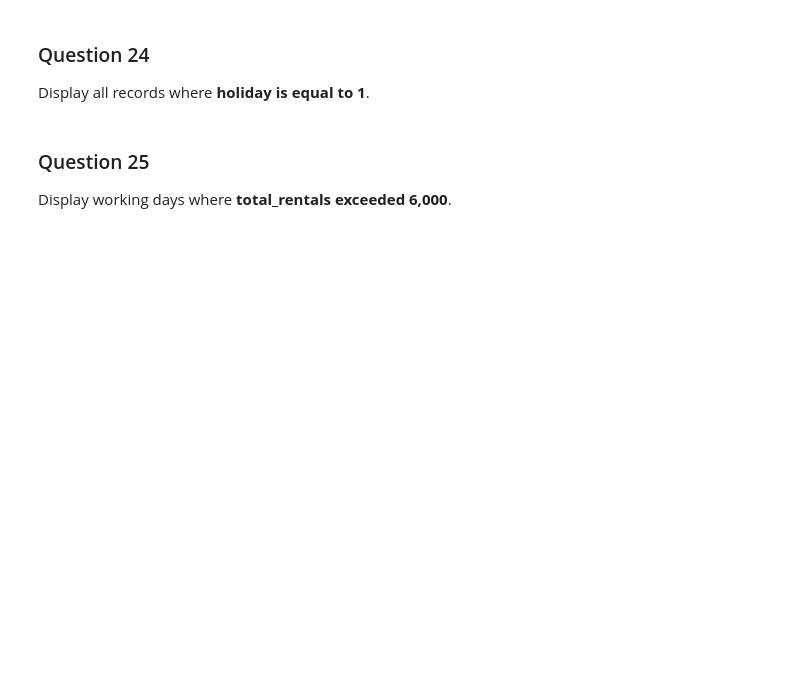
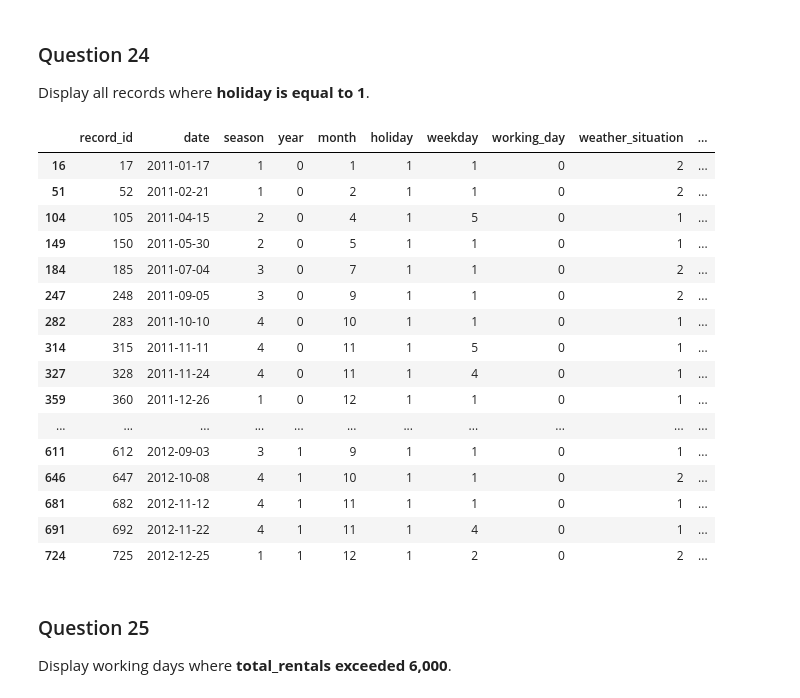
Before and after one commit to sumitshinde4585/Liha-tech-Assignments, a Jupyter notebook: Data-Science-Assignments-main/Assignment 7/Bike_Sharing_Daily_Beginner_to_Intermediate_Pandas_Practice.ipynb, the cells around one changed output. Drawn from its saved outputs; the diff is of its cells as text; code cells hidden in the pictures; blank space fills up the shorter version.

```diff
--- a/Data-Science-Assignments-main/Assignment 7/Bike_Sharing_Daily_Beginner_to_Intermediate_Pandas_Practice.ipynb
+++ b/Data-Science-Assignments-main/Assignment 7/Bike_Sharing_Daily_Beginner_to_Intermediate_Pandas_Practice.ipynb
@@ -135,6 +358,26 @@ Display all days where **total_rentals exceeded 5,000**.
 # %% [markdown]
 ### Question 24
 Display all records where **holiday is equal to 1**.
+# %%
+df[df['holiday'] ==1 ]
+# %% [output]
+|  | record_id | date | season | year | month | holiday | weekday | working_day | weather_situation | ... |
+| 16 | 17 | 2011-01-17 | 1 | 0 | 1 | 1 | 1 | 0 | 2 | ... |
+| 51 | 52 | 2011-02-21 | 1 | 0 | 2 | 1 | 1 | 0 | 2 | ... |
+| 104 | 105 | 2011-04-15 | 2 | 0 | 4 | 1 | 5 | 0 | 1 | ... |
+| 149 | 150 | 2011-05-30 | 2 | 0 | 5 | 1 | 1 | 0 | 1 | ... |
+| 184 | 185 | 2011-07-04 | 3 | 0 | 7 | 1 | 1 | 0 | 2 | ... |
+| 247 | 248 | 2011-09-05 | 3 | 0 | 9 | 1 | 1 | 0 | 2 | ... |
+| 282 | 283 | 2011-10-10 | 4 | 0 | 10 | 1 | 1 | 0 | 1 | ... |
+| 314 | 315 | 2011-11-11 | 4 | 0 | 11 | 1 | 5 | 0 | 1 | ... |
+| 327 | 328 | 2011-11-24 | 4 | 0 | 11 | 1 | 4 | 0 | 1 | ... |
+| 359 | 360 | 2011-12-26 | 1 | 0 | 12 | 1 | 1 | 0 | 1 | ... |
+| ... | ... | ... | ... | ... | ... | ... | ... | ... | ... | ... |
+| 611 | 612 | 2012-09-03 | 3 | 1 | 9 | 1 | 1 | 0 | 1 | ... |
+| 646 | 647 | 2012-10-08 | 4 | 1 | 10 | 1 | 1 | 0 | 2 | ... |
+| 681 | 682 | 2012-11-12 | 4 | 1 | 11 | 1 | 1 | 0 | 1 | ... |
+| 691 | 692 | 2012-11-22 | 4 | 1 | 11 | 1 | 4 | 0 | 1 | ... |
+| 724 | 725 | 2012-12-25 | 1 | 1 | 12 | 1 | 2 | 0 | 2 | ... |
 # %% [markdown]
 ### Question 25
 Display working days where **total_rentals exceeded 6,000**.
```
Also changed, not shown: parts of 39 cells of this notebook, 2 other files.
